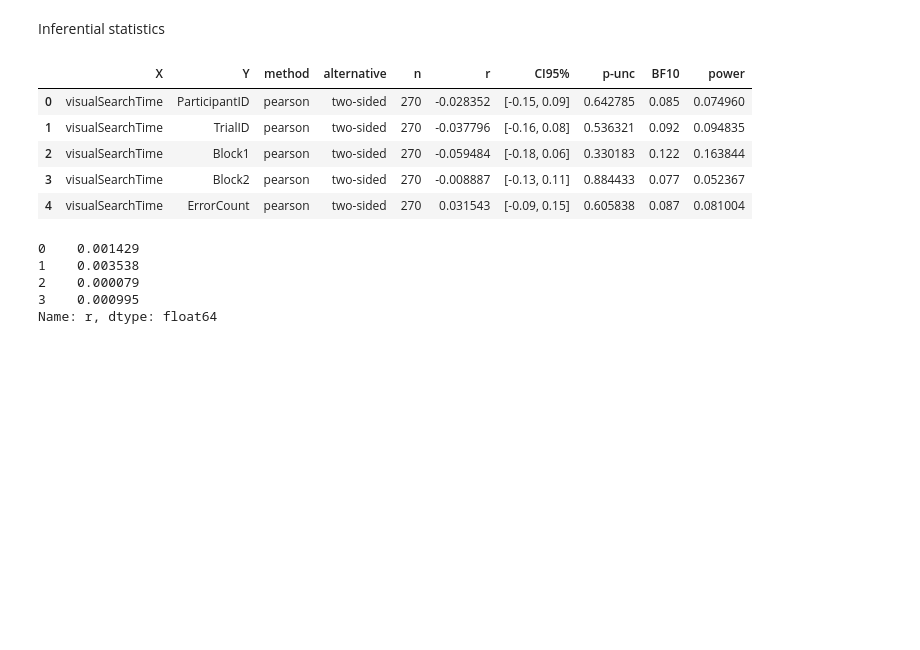
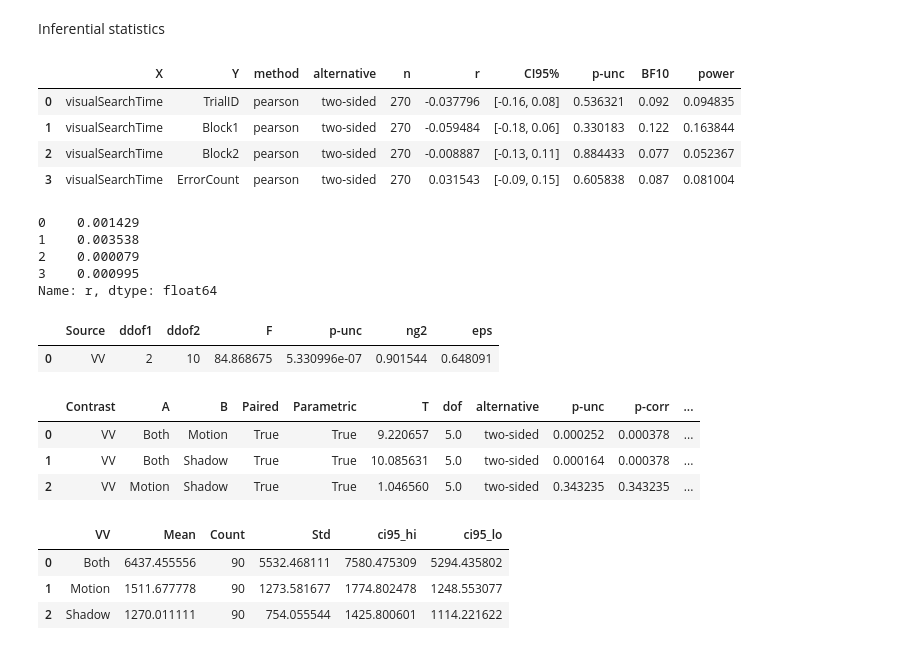
Before and after one commit to Compaagnie/ExperimentalDesign, a Jupyter notebook: Statistical_Analisys.ipynb, the cells around one changed output. Cells and saved outputs as stored; diff of their text form; code cells hidden in the pictures; blank space fills up the shorter version.

Commit message:
anova tests

```diff
--- a/Statistical_Analisys.ipynb
+++ b/Statistical_Analisys.ipynb
@@ -188,15 +188,14 @@ fig.show()
 Inferential statistics
 # %%
 # Not sure why this is using all columns except VV?
-correlation_table = pg.pairwise_corr(data, columns=['VV','visualSearchTime'])
+correlation_table = pg.pairwise_corr(data, columns=['OC','visualSearchTime'])
 correlation_table
 # %% [output]
 |  | X | Y | method | alternative | n | r | CI95% | p-unc | BF10 | power |
-| 0 | visualSearchTime | ParticipantID | pearson | two-sided | 270 | -0.028352 | [-0.15, 0.09] | 0.642785 | 0.085 | 0.074960 |
-| 1 | visualSearchTime | TrialID | pearson | two-sided | 270 | -0.037796 | [-0.16, 0.08] | 0.536321 | 0.092 | 0.094835 |
-| 2 | visualSearchTime | Block1 | pearson | two-sided | 270 | -0.059484 | [-0.18, 0.06] | 0.330183 | 0.122 | 0.163844 |
-| 3 | visualSearchTime | Block2 | pearson | two-sided | 270 | -0.008887 | [-0.13, 0.11] | 0.884433 | 0.077 | 0.052367 |
-| 4 | visualSearchTime | ErrorCount | pearson | two-sided | 270 | 0.031543 | [-0.09, 0.15] | 0.605838 | 0.087 | 0.081004 |
+| 0 | visualSearchTime | TrialID | pearson | two-sided | 270 | -0.037796 | [-0.16, 0.08] | 0.536321 | 0.092 | 0.094835 |
+| 1 | visualSearchTime | Block1 | pearson | two-sided | 270 | -0.059484 | [-0.18, 0.06] | 0.330183 | 0.122 | 0.163844 |
+| 2 | visualSearchTime | Block2 | pearson | two-sided | 270 | -0.008887 | [-0.13, 0.11] | 0.884433 | 0.077 | 0.052367 |
+| 3 | visualSearchTime | ErrorCount | pearson | two-sided | 270 | 0.031543 | [-0.09, 0.15] | 0.605838 | 0.087 | 0.081004 |
 # %%
 r2 = correlation_table['r'] * correlation_table['r']
 r2
@@ -206,3 +205,17 @@ r2
 2    0.000079
 3    0.000995
 Name: r, dtype: float64
+# %%
+aovrm1way = pg.rm_anova(data=data, dv='visualSearchTime', within='VV', subject='ParticipantID')
+aovrm1way
+# %% [output]
+|  | Source | ddof1 | ddof2 | F | p-unc | ng2 | eps |
+| 0 | VV | 2 | 10 | 84.868675 | 5.330996e-07 | 0.901544 | 0.648091 |
+# %%
+posthoc = pg.pairwise_tests(data=data, dv='visualSearchTime', within=['VV'], subject='ParticipantID', parametric=True, padjust='fdr_bh', effsize='hedges')
+posthoc
+# %% [output]
+|  | Contrast | A | B | Paired | Parametric | T | dof | alternative | p-unc | p-corr | ... |
+| 0 | VV | Both | Motion | True | True | 9.220657 | 5.0 | two-sided | 0.000252 | 0.000378 | ... |
+| 1 | VV | Both | Shadow | True | True | 10.085631 | 5.0 | two-sided | 0.000164 | 0.000378 | ... |
+| 2 | VV | Motion | Shadow | True | True | 1.046560 | 5.0 | two-sided | 0.343235 | 0.343235 | ... |
@@ -208,0 +237,8 @@ Name: r, dtype: float64
+# %%
+stats = summarizeDF(data, ['VV'], 'visualSearchTime')
+stats
+# %% [output]
+|  | VV | Mean | Count | Std | ci95_hi | ci95_lo |
+| 0 | Both | 6437.455556 | 90 | 5532.468111 | 7580.475309 | 5294.435802 |
+| 1 | Motion | 1511.677778 | 90 | 1273.581677 | 1774.802478 | 1248.553077 |
+| 2 | Shadow | 1270.011111 | 90 | 754.055544 | 1425.800601 | 1114.221622 |
```
Also changed, not shown: parts of 7 cells of this notebook.
